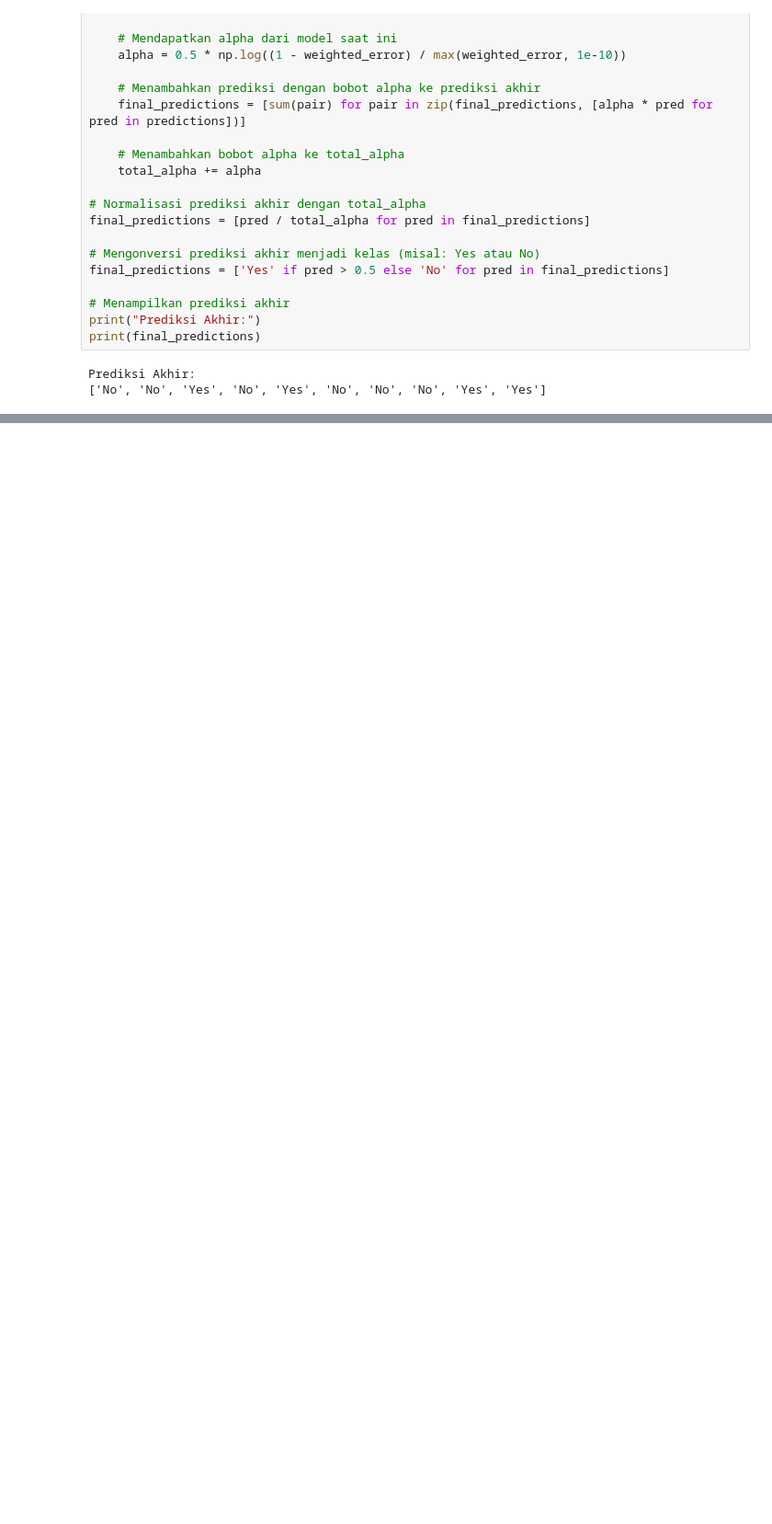
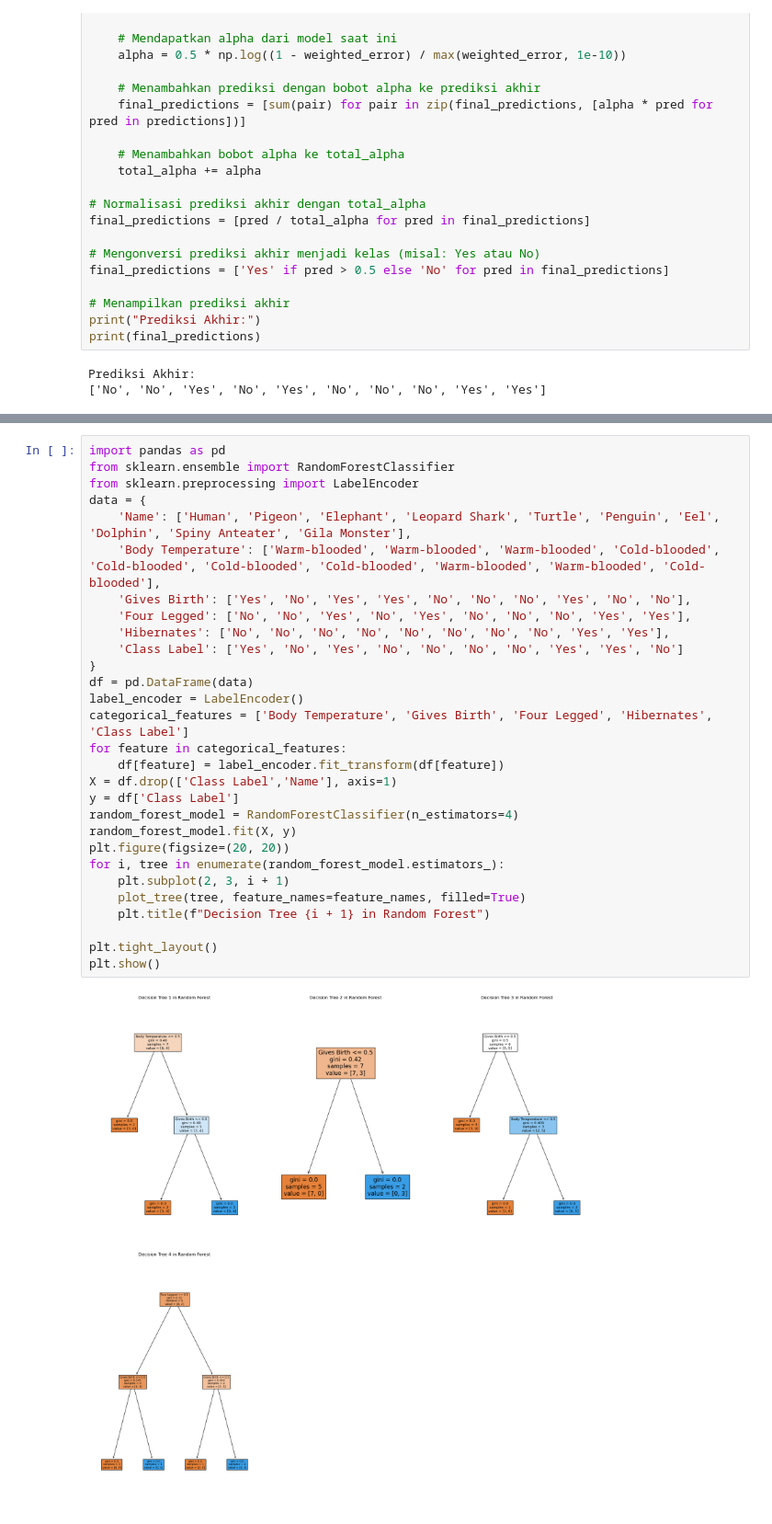
Before and after one commit to Keipatr/DecisionTree-KMeans-Apriori-Analysis, a Jupyter notebook: analisis modul-modul.ipynb, the cells around one changed output, grey strips where cells are left out. Shown at 92% size. Drawn from its saved outputs; the diff is of its cells as text; blank space fills up the shorter version.

```diff
--- a/analisis modul-modul.ipynb
+++ b/analisis modul-modul.ipynb
@@ -450,0 +403,31 @@ Elephant, Pigeon, Pigeon, Leopard Shark, Pigeon, Turtle, Turtle, Human, Human, P
+# %%
+import pandas as pd
+from sklearn.ensemble import RandomForestClassifier
+from sklearn.preprocessing import LabelEncoder
+data = {
+    'Name': ['Human', 'Pigeon', 'Elephant', 'Leopard Shark', 'Turtle', 'Penguin', 'Eel', 'Dolphin', 'Spiny Anteater', 'Gila Monster'],
+    'Body Temperature': ['Warm-blooded', 'Warm-blooded', 'Warm-blooded', 'Cold-blooded', 'Cold-blooded', 'Cold-blooded', 'Cold-blooded', 'Warm-blooded', 'Warm-blooded', 'Cold-blooded'],
+    'Gives Birth': ['Yes', 'No', 'Yes', 'Yes', 'No', 'No', 'No', 'Yes', 'No', 'No'],
+    'Four Legged': ['No', 'No', 'Yes', 'No', 'Yes', 'No', 'No', 'No', 'Yes', 'Yes'],
+    'Hibernates': ['No', 'No', 'No', 'No', 'No', 'No', 'No', 'No', 'Yes', 'Yes'],
+    'Class Label': ['Yes', 'No', 'Yes', 'No', 'No', 'No', 'No', 'Yes', 'Yes', 'No']
+}
+df = pd.DataFrame(data)
+label_encoder = LabelEncoder()
+categorical_features = ['Body Temperature', 'Gives Birth', 'Four Legged', 'Hibernates', 'Class Label']
+for feature in categorical_features:
+    df[feature] = label_encoder.fit_transform(df[feature])
+X = df.drop(['Class Label','Name'], axis=1)
+y = df['Class Label']
+random_forest_model = RandomForestClassifier(n_estimators=4)
+random_forest_model.fit(X, y)
+plt.figure(figsize=(20, 20))
+for i, tree in enumerate(random_forest_model.estimators_):
+    plt.subplot(2, 3, i + 1)
+    plot_tree(tree, feature_names=feature_names, filled=True)
+    plt.title(f"Decision Tree {i + 1} in Random Forest")
+
+plt.tight_layout()
+plt.show()
+# %% [output]
+[figure, added]
```
Also changed, not shown: parts of 10 cells of this notebook.
